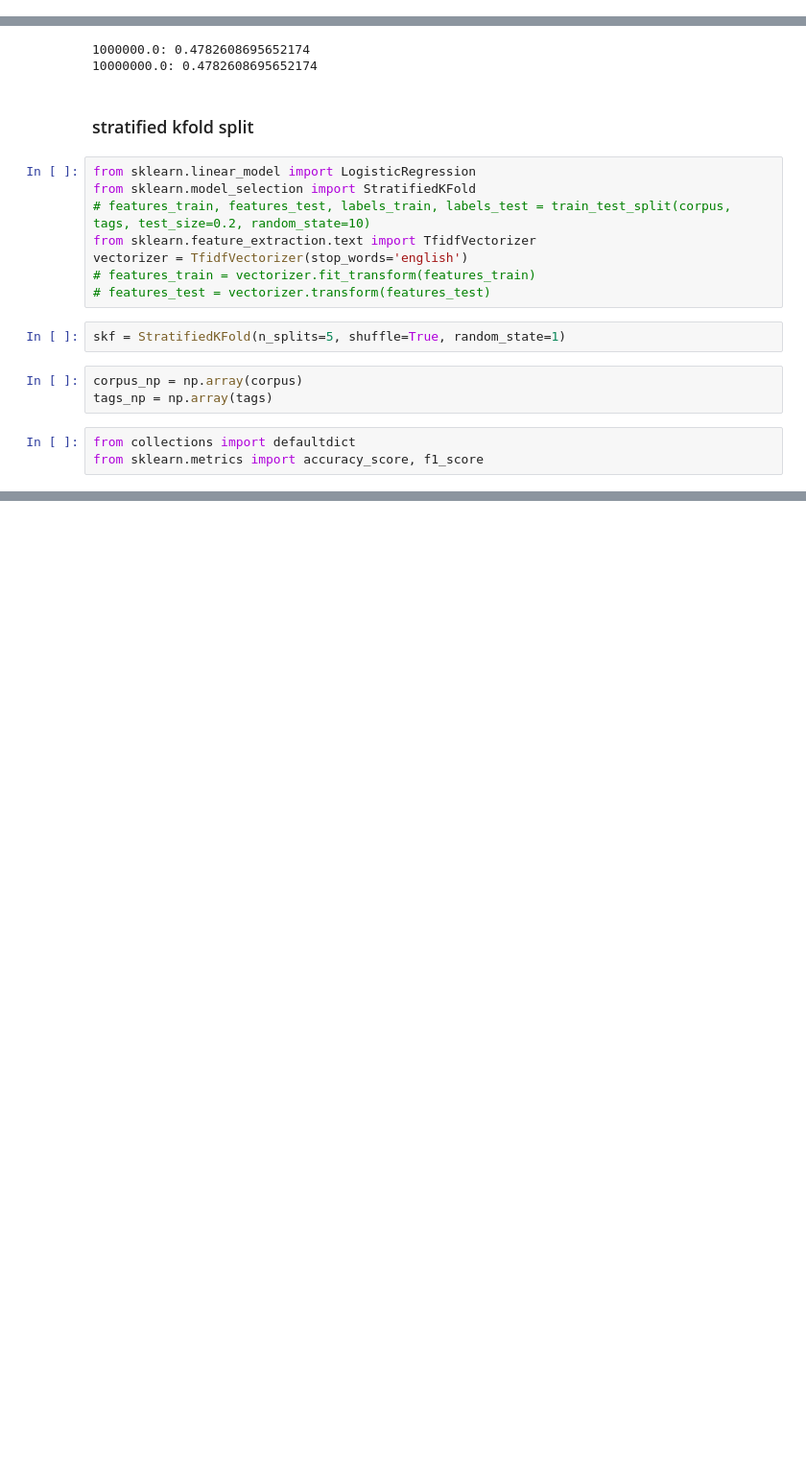
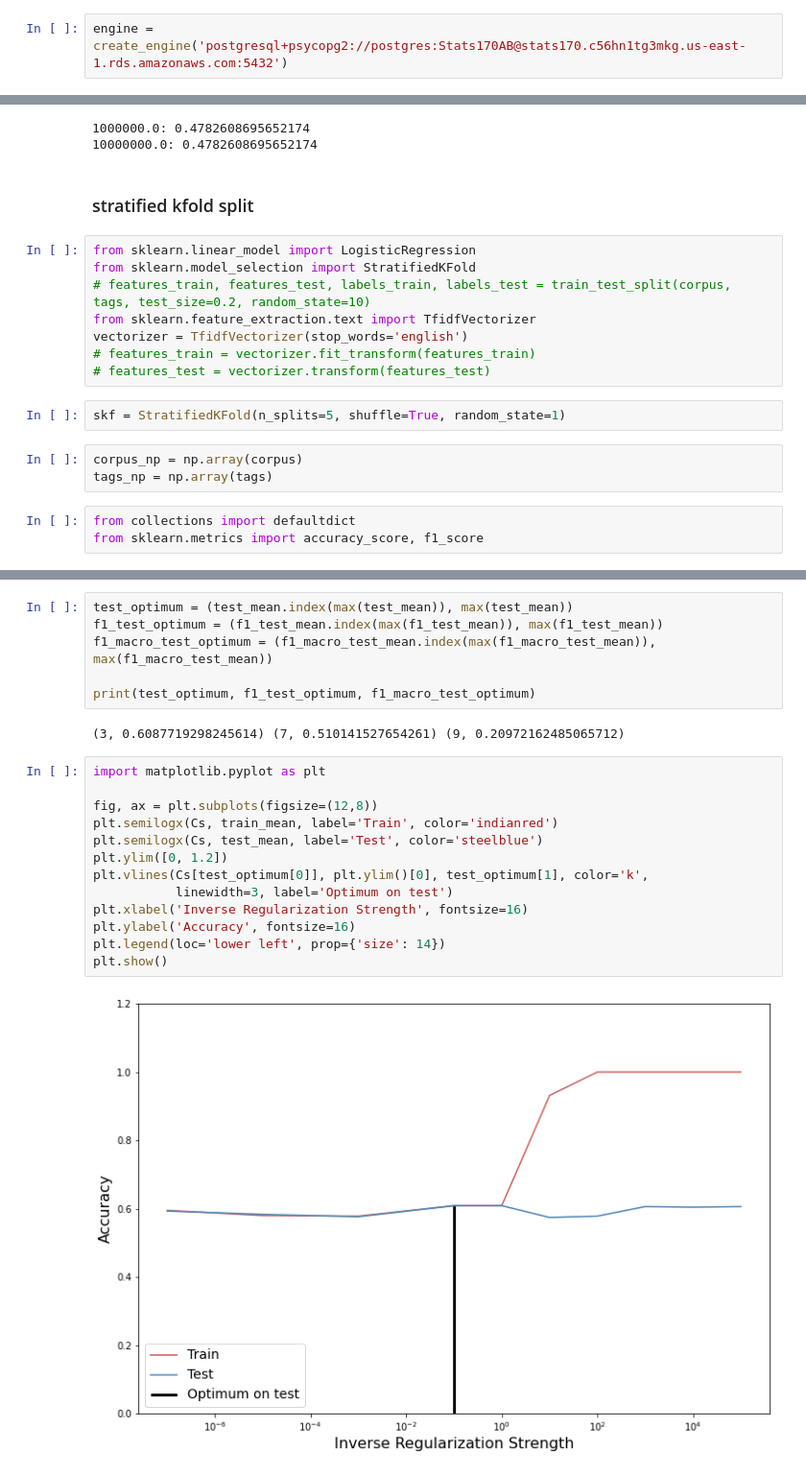
Before and after one commit to kerryqliu/stats170, a Jupyter notebook: tf_idf_with_logistic_regression.ipynb, the cells around one changed output, grey strips where cells are left out. Shown at 96% size. Saved outputs shown, nothing was run; the diff lists cells and outputs as text; blank space fills up the shorter version.

Commit message:
added error plots

```diff
--- a/tf_idf_with_logistic_regression.ipynb
+++ b/tf_idf_with_logistic_regression.ipynb
@@ -11,3 +9,5 @@ from sqlalchemy import create_engine
+# %%
+engine = create_engine('postgresql+psycopg2://postgres:Stats170AB@stats170.c56hn1tg3mkg.us-east-1.rds.amazonaws.com:5432')
 # %%
 query = "SELECT * from fullDocuments f join documentLabels d on f.docid = d.docid;"
 fulldocs = pd.read_sql_query(query, con=engine)
@@ -235,0 +291,23 @@ defaultdict(list,
+# %%
+test_optimum = (test_mean.index(max(test_mean)), max(test_mean))
+f1_test_optimum = (f1_test_mean.index(max(f1_test_mean)), max(f1_test_mean))
+f1_macro_test_optimum = (f1_macro_test_mean.index(max(f1_macro_test_mean)), max(f1_macro_test_mean))
+
+print(test_optimum, f1_test_optimum, f1_macro_test_optimum)
+# %% [output]
+(3, 0.6087719298245614) (7, 0.510141527654261) (9, 0.20972162485065712)
+# %%
+import matplotlib.pyplot as plt
+
+fig, ax = plt.subplots(figsize=(12,8))
+plt.semilogx(Cs, train_mean, label='Train', color='indianred')
+plt.semilogx(Cs, test_mean, label='Test', color='steelblue')
+plt.ylim([0, 1.2])
+plt.vlines(Cs[test_optimum[0]], plt.ylim()[0], test_optimum[1], color='k',
+           linewidth=3, label='Optimum on test')
+plt.xlabel('Inverse Regularization Strength', fontsize=16)
+plt.ylabel('Accuracy', fontsize=16)
+plt.legend(loc='lower left', prop={'size': 14})
+plt.show()
+# %% [output]
+[figure, added]
```
Also changed, not shown: parts of 6 cells of this notebook.
